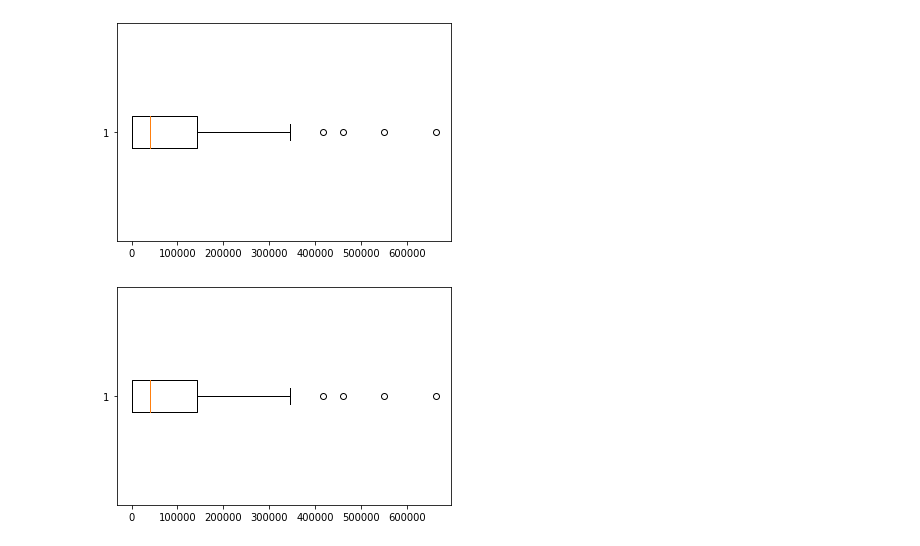
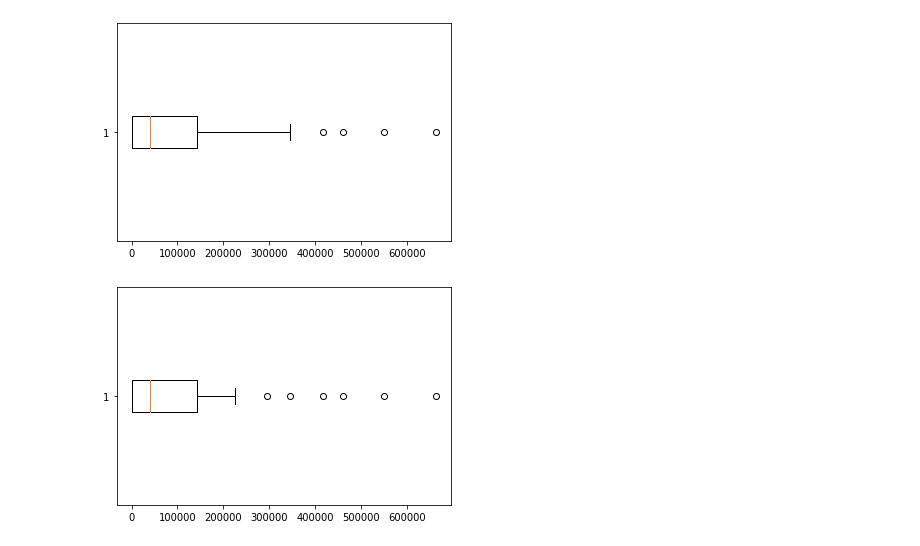
Before and after one commit to tthawatch/DPDM, a Jupyter notebook: Untitled2.ipynb, the cells around one changed output. Saved outputs shown, nothing was run; the diff lists cells and outputs as text; code cells hidden in the pictures.

```diff
--- a/Untitled2.ipynb
+++ b/Untitled2.ipynb
@@ -134,6 +151,6 @@ Data_3.shape
 # %%
-merged_table = Data_1.merge(Data_table_2,how='left',left_on='รหัสจังหวัด',right_on='รหัสจังหวัด') #how=กำหนดตารางหลัก left_on ข้อมูลที่ตรงกันสอดคล้องกันนำมารวมกัน
-merged_table
+merged_table_1 = Data_1.merge(Data_table_2,how='left',left_on='รหัสจังหวัด',right_on='รหัสจังหวัด') #how=กำหนดตารางหลัก left_on ข้อมูลที่ตรงกันสอดคล้องกันนำมารวมกัน
+merged_table_1
 # %% [output]
 |  | รหัสจังหวัด | จังหวัด | โคพื้นเมืองเพศผู้(ตัว) | โคพื้นเมืองเพศเมีย แรกเกิดถึงโคสา... | โคพื้นเมืองเพศเมีย ตั้งท้องแรกขึ้... | ... |
 | 0 | 10 | กรุงเทพมหานคร | 542 | 464 | 494 | ... |
@@ -219,3 +236,6 @@ print(merged_table_nm.shape)
 # %% [output]
 (77, 68)
 (48, 68)
+# %%
+merged_table_2 = merged_table_1.merge(Data_table_3,how='left',left_on='รหัสจังหวัด',right_on='รหัสจังหวัด') #how=กำหนดตารางหลัก left_on ข้อมูลที่ตรงกันสอดคล้องกันนำมารวมกัน
+merged_table_2
@@ -221,0 +291,2 @@ print(merged_table_nm.shape)
+# %%
+merged_table_nm_1 = merged_table_2.dropna()
@@ -221,0 +327,3 @@ print(merged_table_nm.shape)
+# %%
+new_table = merged_table_nm_1[['รหัสจังหวัด','จังหวัด','รวมสัตว์เลี้ยงทั้งหมด','ผลผลิต(ตัน)','ภูมิภาค']]
+new_table
@@ -246,6 +372,6 @@ plt.boxplot(merged_table_nm['ผลผลิต(ตัน)'],vert=False)
   <matplotlib.lines.Line2D at 0x...>]}
 [figure]
 # %%
-ret = plt.boxplot(merged_table_nm['ผลผลิต(ตัน)'],vert=False)
+ret = plt.boxplot(new_table['ผลผลิต(ตัน)'],whis=0.8,vert=False)
 # %% [output]
-[figure, old version]
+[figure, new version]
```
Also changed, not shown: parts of 28 cells of this notebook.
